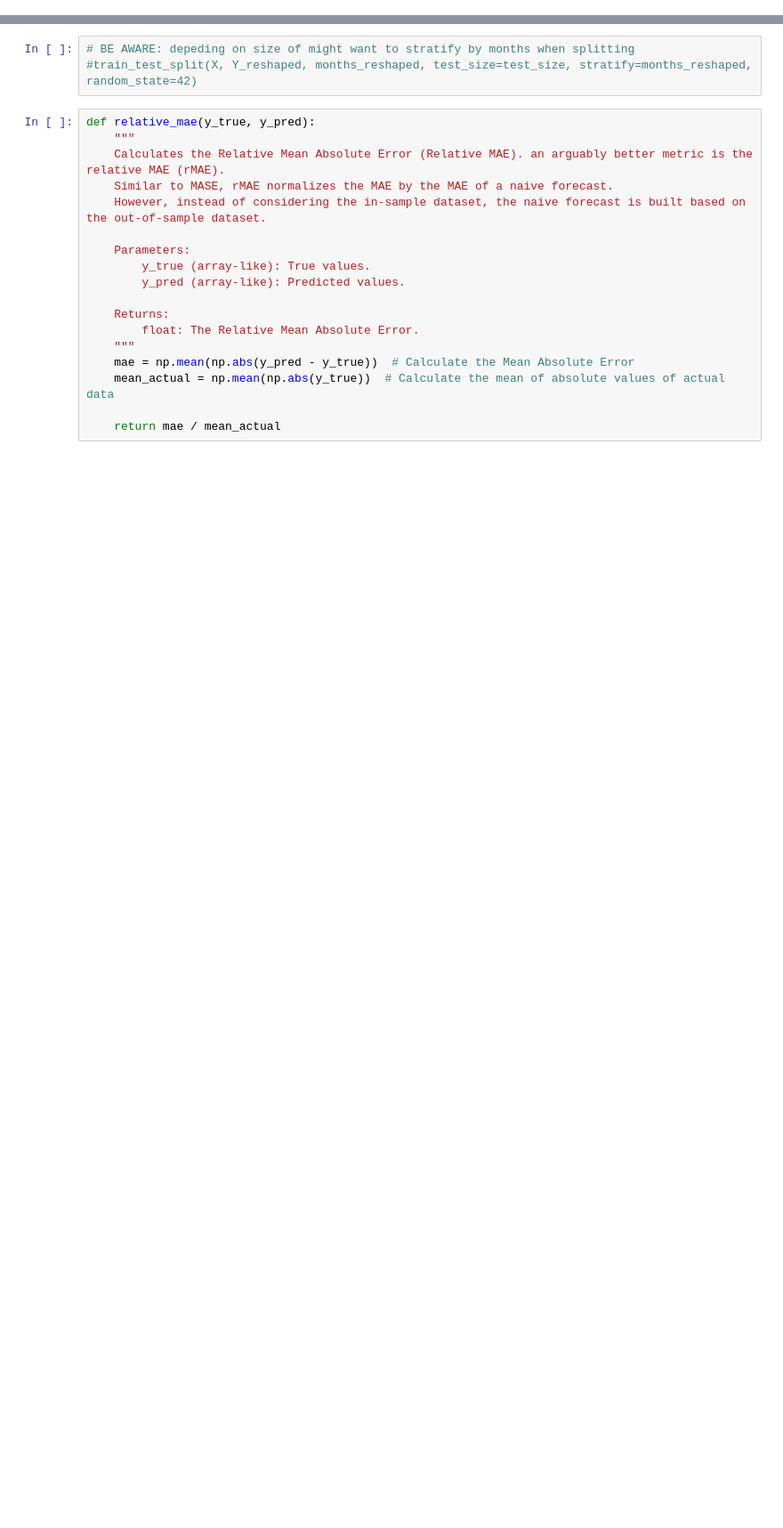
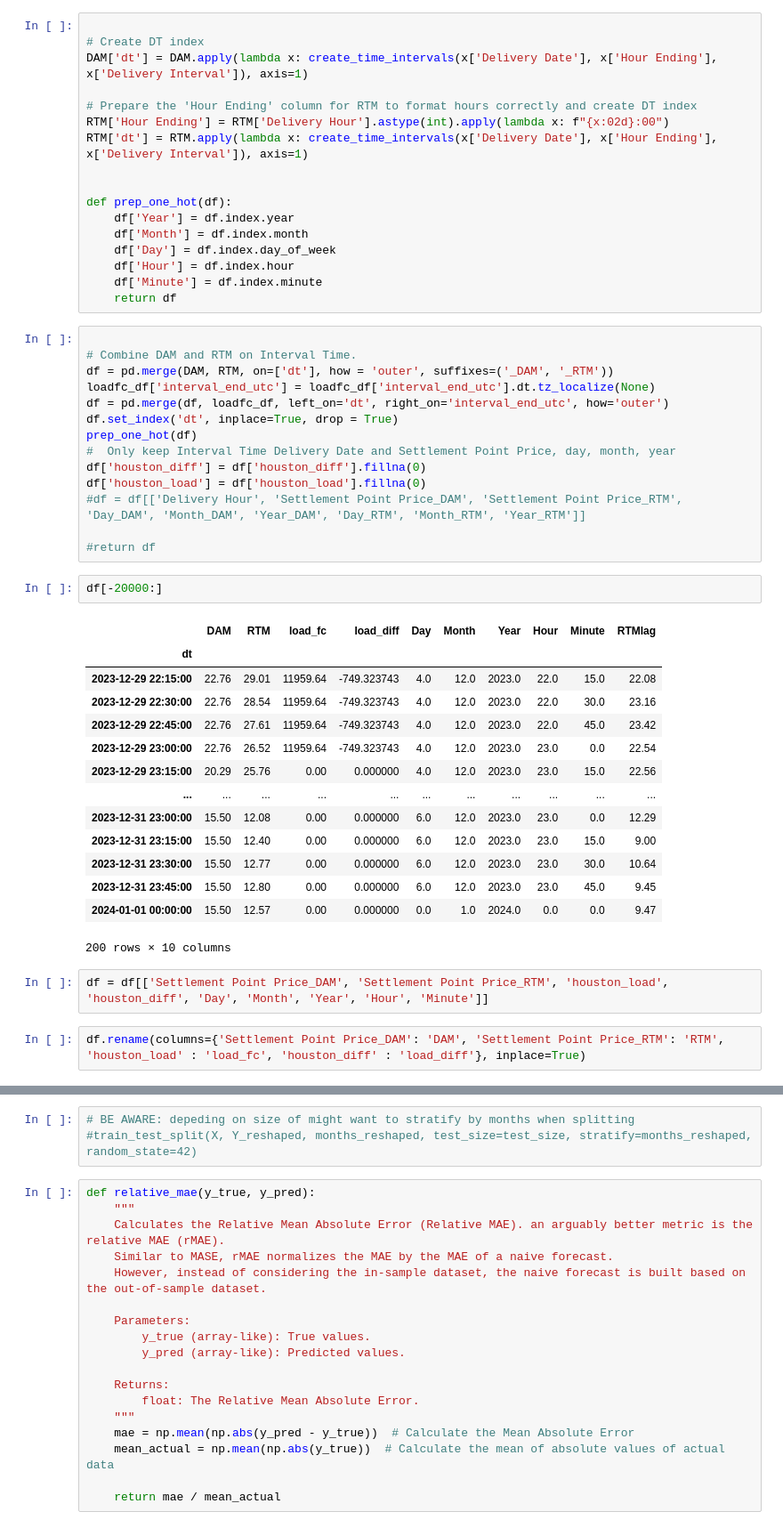
Before and after one commit to les-g-a/FinalProject_1.C01, a Jupyter notebook: DAMvsRTMLSTM.ipynb, the cells around one changed output, grey strips where cells are left out. Shown at 89% size. Cells and saved outputs as stored; diff of their text form; blank space fills up the shorter version.

```diff
--- a/DAMvsRTMLSTM.ipynb
+++ b/DAMvsRTMLSTM.ipynb
@@ -23,0 +70,52 @@ print(os.getcwd())
+# %%
+
+# Create DT index
+DAM['dt'] = DAM.apply(lambda x: create_time_intervals(x['Delivery Date'], x['Hour Ending'], x['Delivery Interval']), axis=1)
+
+# Prepare the 'Hour Ending' column for RTM to format hours correctly and create DT index
+RTM['Hour Ending'] = RTM['Delivery Hour'].astype(int).apply(lambda x: f"{x:02d}:00")
+RTM['dt'] = RTM.apply(lambda x: create_time_intervals(x['Delivery Date'], x['Hour Ending'], x['Delivery Interval']), axis=1)
+
+
+def prep_one_hot(df):
+    df['Year'] = df.index.year
+    df['Month'] = df.index.month
+    df['Day'] = df.index.day_of_week
+    df['Hour'] = df.index.hour
+    df['Minute'] = df.index.minute
+    return df
+# %%
+
+# Combine DAM and RTM on Interval Time.
+df = pd.merge(DAM, RTM, on=['dt'], how = 'outer', suffixes=('_DAM', '_RTM'))
+loadfc_df['interval_end_utc'] = loadfc_df['interval_end_utc'].dt.tz_localize(None)
+df = pd.merge(df, loadfc_df, left_on='dt', right_on='interval_end_utc', how='outer')
+df.set_index('dt', inplace=True, drop = True)
+prep_one_hot(df)
+#  Only keep Interval Time Delivery Date and Settlement Point Price, day, month, year
+df['houston_diff'] = df['houston_diff'].fillna(0)
+df['houston_load'] = df['houston_load'].fillna(0)
+#df = df[['Delivery Hour', 'Settlement Point Price_DAM', 'Settlement Point Price_RTM', 'Day_DAM', 'Month_DAM', 'Year_DAM', 'Day_RTM', 'Month_RTM', 'Year_RTM']]
+
+#return df
+# %%
+df[-20000:]
+# %% [output]
+|  | DAM | RTM | load_fc | load_diff | Day | Month | Year | Hour | Minute | RTMlag |
+| dt |  |  |  |  |  |  |  |  |  |  |
+| 2023-12-29 22:15:00 | 22.76 | 29.01 | 11959.64 | -749.323743 | 4.0 | 12.0 | 2023.0 | 22.0 | 15.0 | 22.08 |
+| 2023-12-29 22:30:00 | 22.76 | 28.54 | 11959.64 | -749.323743 | 4.0 | 12.0 | 2023.0 | 22.0 | 30.0 | 23.16 |
+| 2023-12-29 22:45:00 | 22.76 | 27.61 | 11959.64 | -749.323743 | 4.0 | 12.0 | 2023.0 | 22.0 | 45.0 | 23.42 |
+| 2023-12-29 23:00:00 | 22.76 | 26.52 | 11959.64 | -749.323743 | 4.0 | 12.0 | 2023.0 | 23.0 | 0.0 | 22.54 |
+| 2023-12-29 23:15:00 | 20.29 | 25.76 | 0.00 | 0.000000 | 4.0 | 12.0 | 2023.0 | 23.0 | 15.0 | 22.56 |
+| ... | ... | ... | ... | ... | ... | ... | ... | ... | ... | ... |
+| 2023-12-31 23:00:00 | 15.50 | 12.08 | 0.00 | 0.000000 | 6.0 | 12.0 | 2023.0 | 23.0 | 0.0 | 12.29 |
+| 2023-12-31 23:15:00 | 15.50 | 12.40 | 0.00 | 0.000000 | 6.0 | 12.0 | 2023.0 | 23.0 | 15.0 | 9.00 |
+| 2023-12-31 23:30:00 | 15.50 | 12.77 | 0.00 | 0.000000 | 6.0 | 12.0 | 2023.0 | 23.0 | 30.0 | 10.64 |
+| 2023-12-31 23:45:00 | 15.50 | 12.80 | 0.00 | 0.000000 | 6.0 | 12.0 | 2023.0 | 23.0 | 45.0 | 9.45 |
+| 2024-01-01 00:00:00 | 15.50 | 12.57 | 0.00 | 0.000000 | 0.0 | 1.0 | 2024.0 | 0.0 | 0.0 | 9.47 |
+200 rows × 10 columns
+# %%
+df = df[['Settlement Point Price_DAM', 'Settlement Point Price_RTM', 'houston_load', 'houston_diff', 'Day', 'Month', 'Year', 'Hour', 'Minute']]
+# %%
+df.rename(columns={'Settlement Point Price_DAM': 'DAM', 'Settlement Point Price_RTM': 'RTM', 'houston_load' : 'load_fc', 'houston_diff' : 'load_diff'}, inplace=True)
```
Also changed, not shown: parts of 31 cells of this notebook, 28 other files.
